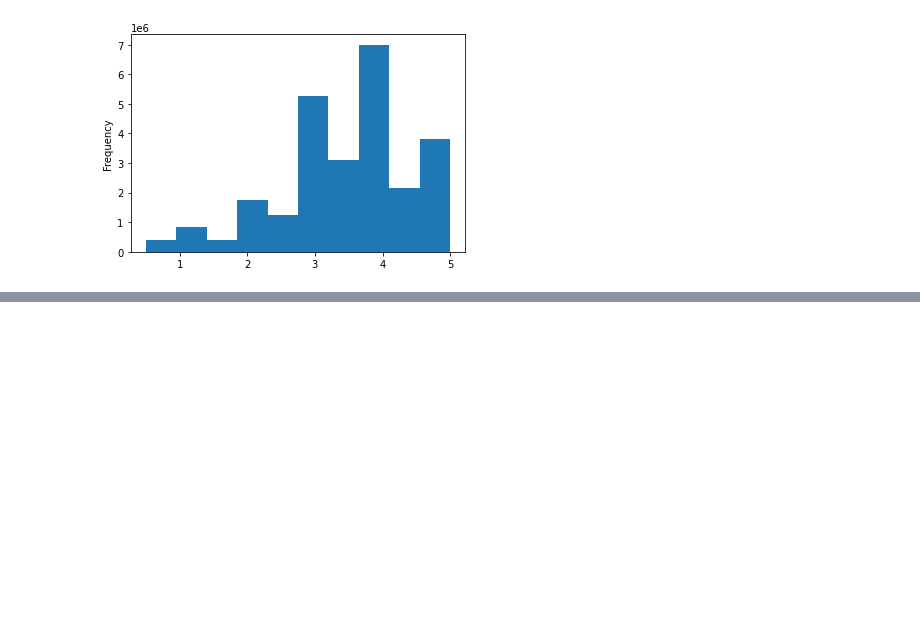
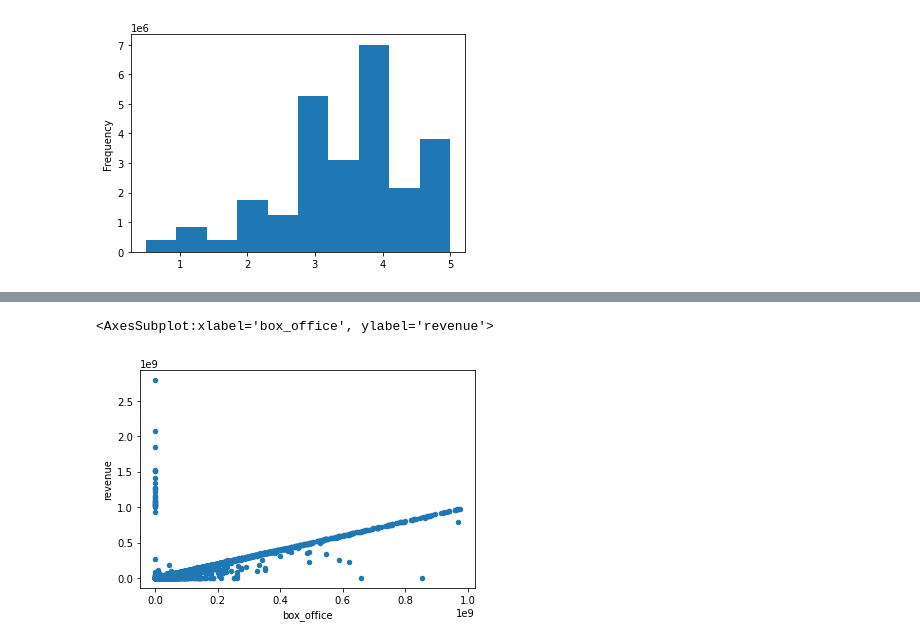
Before and after one commit to debcuyler/Movies-ETL, a Jupyter notebook: Movies.ipynb, the cells around one changed output, grey strips where cells are left out. Saved outputs shown, nothing was run; the diff lists cells and outputs as text; code cells hidden in the pictures; blank space fills up the shorter version.

```diff
--- a/Movies.ipynb
+++ b/Movies.ipynb
@@ -754,0 +840,6 @@ Name: rating, dtype: float64
+# %%
+# compare box office and revenue columns, fill missing with 0 and create scatter plot
+movies_df.fillna(0).plot(x='box_office', y='revenue', kind='scatter')
+# %% [output]
+<AxesSubplot:xlabel='box_office', ylabel='revenue'>
+[figure, added]
```
Also changed, not shown: parts of 27 cells of this notebook.
